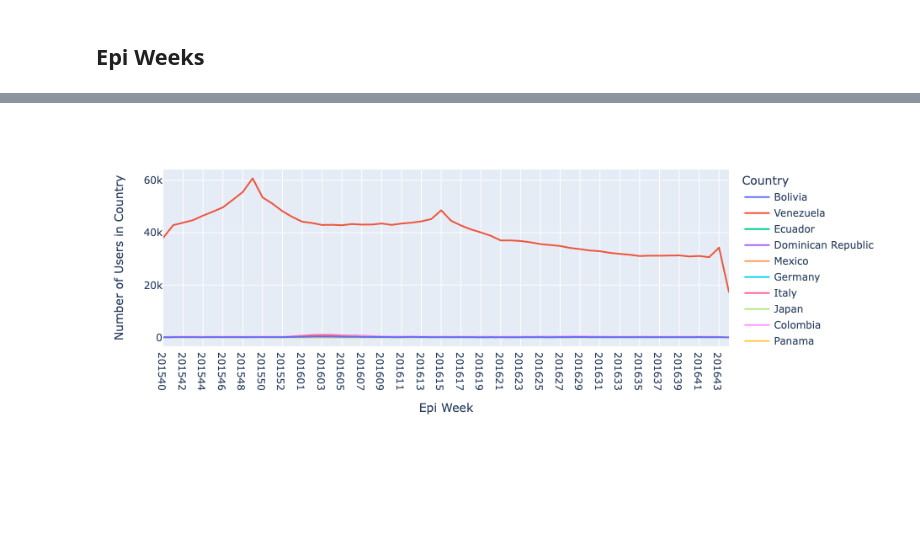
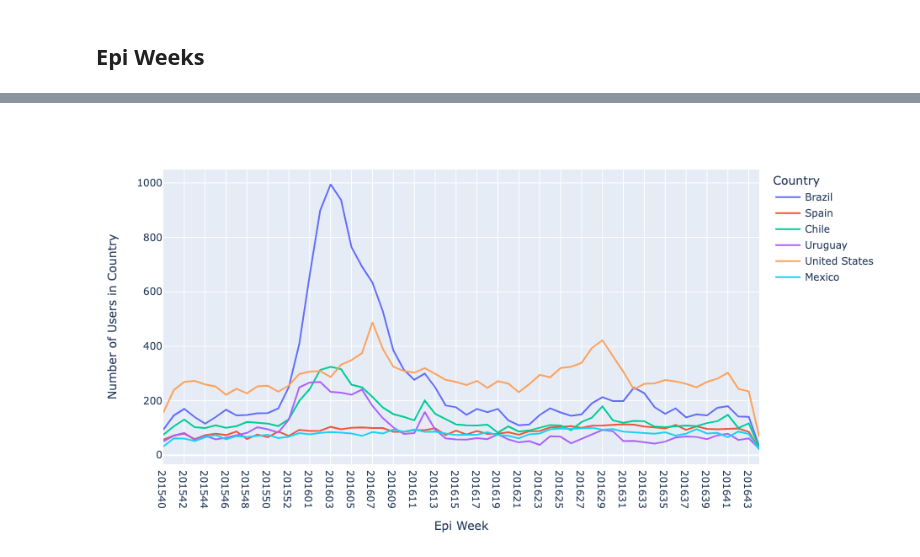
Before and after one commit to elizaveta-abel/MT5599-AWS, a Jupyter notebook: time_series/results/geotagged.ipynb, the cells around one changed output, grey strips where cells are left out. Saved outputs shown, nothing was run; the diff lists cells and outputs as text; code cells hidden in the pictures; blank space fills up the shorter version.

```diff
--- a/time_series/results/geotagged.ipynb
+++ b/time_series/results/geotagged.ipynb
@@ -562,36 +867,39 @@ fig.show()
 
 import itertools
 
 cepi = df.drop_duplicates(["username", "place_country", "epi_week"])
 cepi = cepi.groupby(['place_country', "epi_week"])["username"].count().reset_index(name='counts')
 cepi = cepi.sort_values(["epi_week"], ascending=True).reset_index(drop=True)
 
-top_20 = common_countries.reset_index().rename({"country":"counts", "index":"country"},axis=1).loc[0:20,"country"].tolist()
+top_20 = common_countries.reset_index().rename({"country":"counts", "index":"country"},axis=1).loc[0:6,"country"].tolist()
 #top_20 = cepi.place_country.value_counts().rename_axis('unique_values').reset_index(name='counts')
 #top_20 = top_20.loc[0:20, "unique_values"].tolist()
 
 import plotly.express as px
 
-loc_p = cepi[cepi.place_country.isin(top_20)]
+loc_p = cepi[(cepi.place_country.isin(top_20)) & (cepi.place_country != "Argentina")]
 #loc_p = loc_p.groupby(['place_country', "epi_week"])["id"].count().reset_index(name='counts')
 #loc_p = loc_p.sort_values(["epi_week"], ascending=True).reset_index(drop=True)
 
 loc_temp = pd.DataFrame(list(product(loc_p.place_country.unique(), loc_p.epi_week.unique())), columns=['place_country', 'epi_week'])
 loc_temp["counts"] = 0
 
 loc_p = pd.concat([loc_p, loc_temp]).drop_duplicates(["place_country", "epi_week"])#, ignore_index=True)
 loc_p = loc_p.sort_values(["epi_week"], ascending=True)
 
 
 fig = px.line(loc_p, x="epi_week", y="counts", color="place_country",
                  labels={
                      "epi_week": "Epi Week",
                      "counts": "Number of Users in Country",
-                     "place_country": "Country"})
+                     "place_country": "Country"},
+             width=800,
+             height=500)
 
 fig.write_image("geotagged_users_country_epi_week.png")
+fig.write_html("html/geotagged_users_country_epi_week.html")
 fig.show()
 # %% [output]
-[figure, old version]
+[figure, new version]
 # %%
 # lower value counts of Place Object?
```
Also changed, not shown: parts of 9 cells of this notebook, 23 other files.
